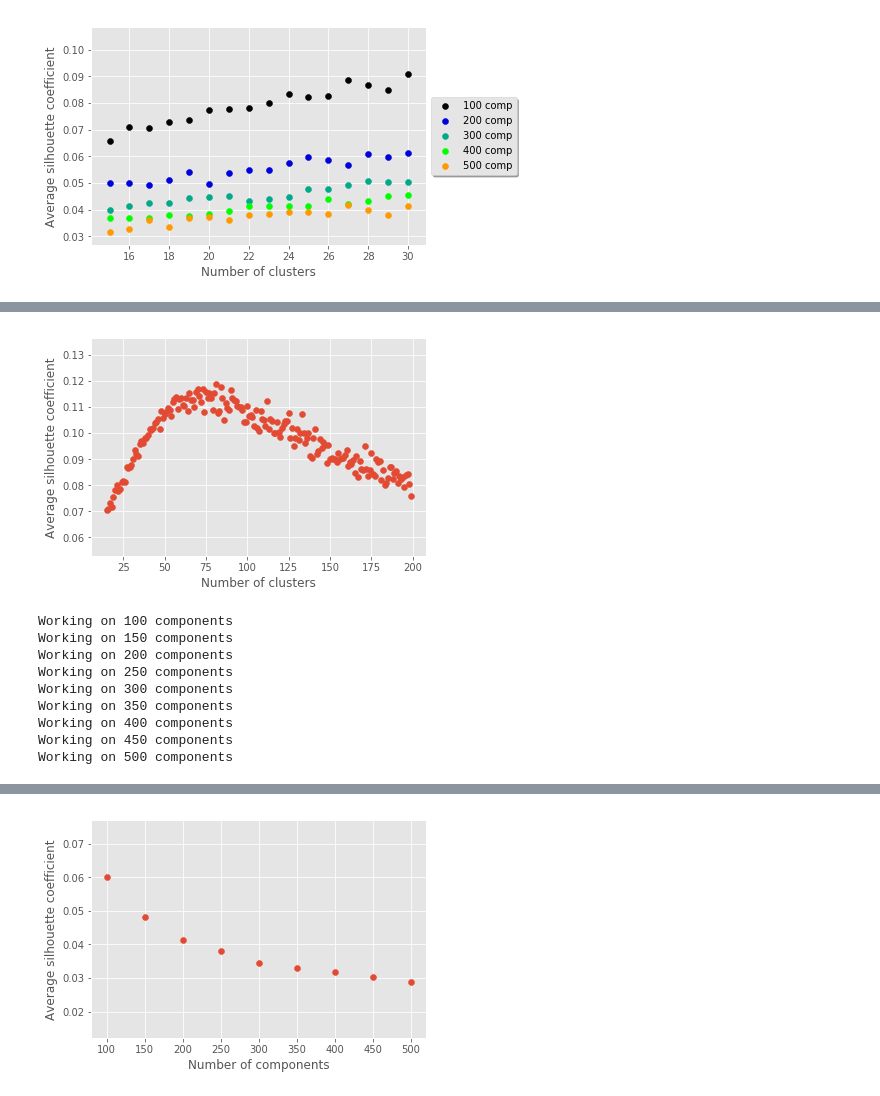
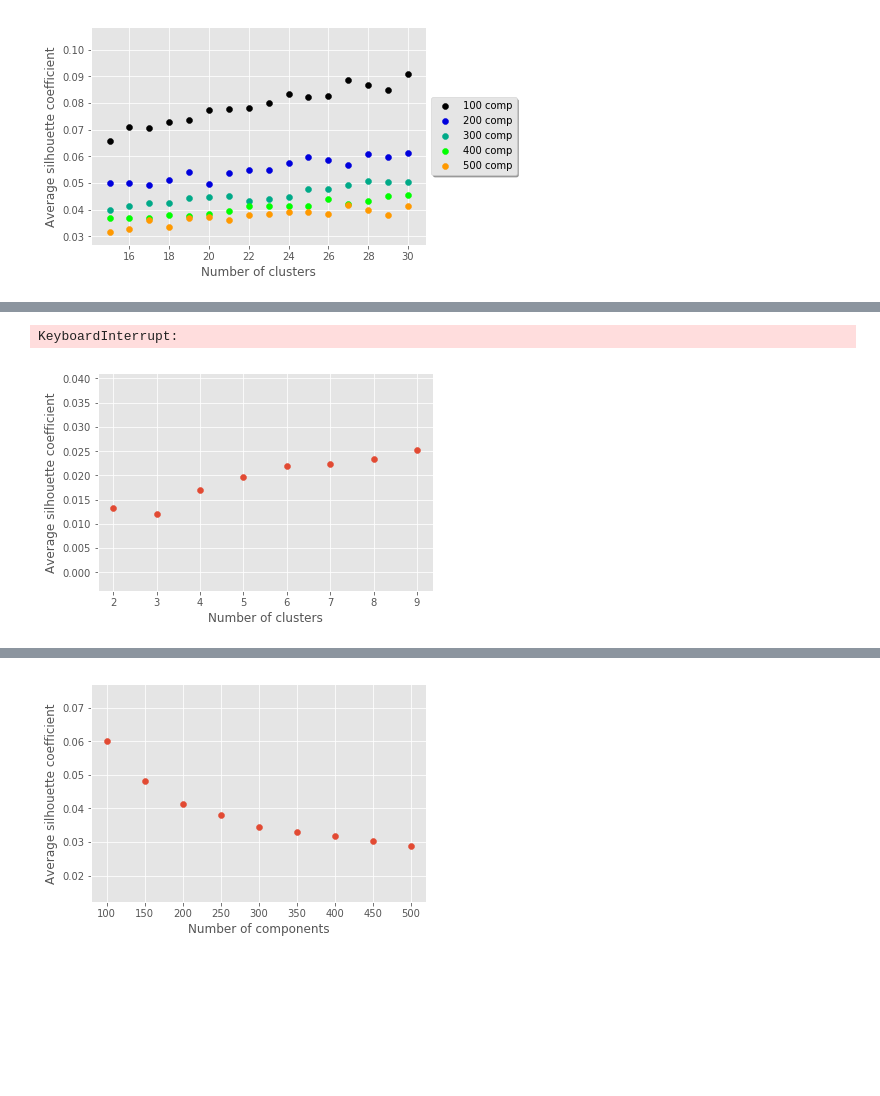
Before and after one commit to kshumilov/TED, a Jupyter notebook: clusters.ipynb, the cells around one changed output, grey strips where cells are left out. Saved outputs shown, nothing was run; the diff lists cells and outputs as text; code cells hidden in the pictures; blank space fills up the shorter version.

```diff
--- a/clusters.ipynb
+++ b/clusters.ipynb
@@ -242,5 +247,5 @@ silhouette_graph(model, data, legend=True, save=True)
 # %%
 def silhouette_metric(estimator, X):
     clusters = estimator.fit_predict(X)
-    score = silhouette_score(X, clusters)
+    score = silhouette_score(estimator.steps[0][1].transform(X), clusters)
     return score
@@ -287,2 +251,0 @@ result1 = np.array(result)
-# %%
-X = np.arange(15, 31)
@@ -301,15 +315,3 @@ plt.savefig('Nclusters vs nComp vs avg sil.png')
 plt.show()
 # %% [output]
 [figure]
-# %%
-lsa = make_pipeline(TruncatedSVD(100), Normalizer(copy=False))
-
-Result = [0 for i in range(2, 200)]
-i = 0
-for k in range(15, 200):
-    print(f"Working on {k} clusters")
-    model = KMeans(n_clusters=k, verbose=0)
-    X = lsa.fit_transform(data)
-    model.fit(X)
-    Result[i] = silhouette_score(X, model.labels_)
-    i += 1
@@ -337,29 +318,31 @@ X = np.arange(15, 200)
+# %%
+from sklearn.pipeline import Pipeline
+
+with open('Tf-Idf_data.pickle', 'rb') as model_pickle:
+    data = pickle.load(model_pickle)
+
+pipe = Pipeline(steps=[
+    ('lsa', Pipeline(steps=[
+        ('svd', TruncatedSVD(100)),
+        ('norm', Normalizer(copy=False))
+    ])),
+    ('kmeans', KMeans())
+])
+
+n_clusters_array = np.arange(2, 200)
+cluster_result = np.empty_like(n_clusters_array, dtype=float)
+
+for (i, k) in enumerate(n_clusters_array):
+    pipe.set_params(**{'kmeans__n_clusters': k})
+    labels = pipe.fit_predict(data)
+    cluster_result[i] = silhouette_score(pipe.steps[0][1].transform(data), labels)
+# %% [output]
+KeyboardInterrupt:
 # %%
-plt.scatter(X, avgs)
+plt.scatter(n_clusters_array, cluster_result)
 plt.xlabel('Number of clusters')
 plt.ylabel('Average silhouette coefficient')
-plt.savefig('Nclusters vs avg sil.png', dpi=1000)
+# plt.savefig('Nclusters vs avg sil.png', dpi=1000)
 plt.show()
 # %% [output]
-[figure, old version]
+[figure, new version]
-# %%
-Result_comp = [0 for i in range(100, 550, 50)]
-i = 0
-for k in range(100, 550, 50):
-    print(f"Working on {k} components")
-    lsa = make_pipeline(TruncatedSVD(k), Normalizer(copy=False))
-    X = lsa.fit_transform(data)
-    model = KMeans(n_clusters=10, verbose=0)
-    model.fit(X)
-    Result_comp[i] = silhouette_score(X, model.labels_)
-    i += 1
-# %% [output]
-Working on 100 components
-Working on 150 components
-Working on 200 components
-Working on 250 components
-Working on 300 components
-Working on 350 components
-Working on 400 components
-Working on 450 components
-Working on 500 components
```
Also changed, not shown: parts of 18 cells of this notebook, 1 other file.
